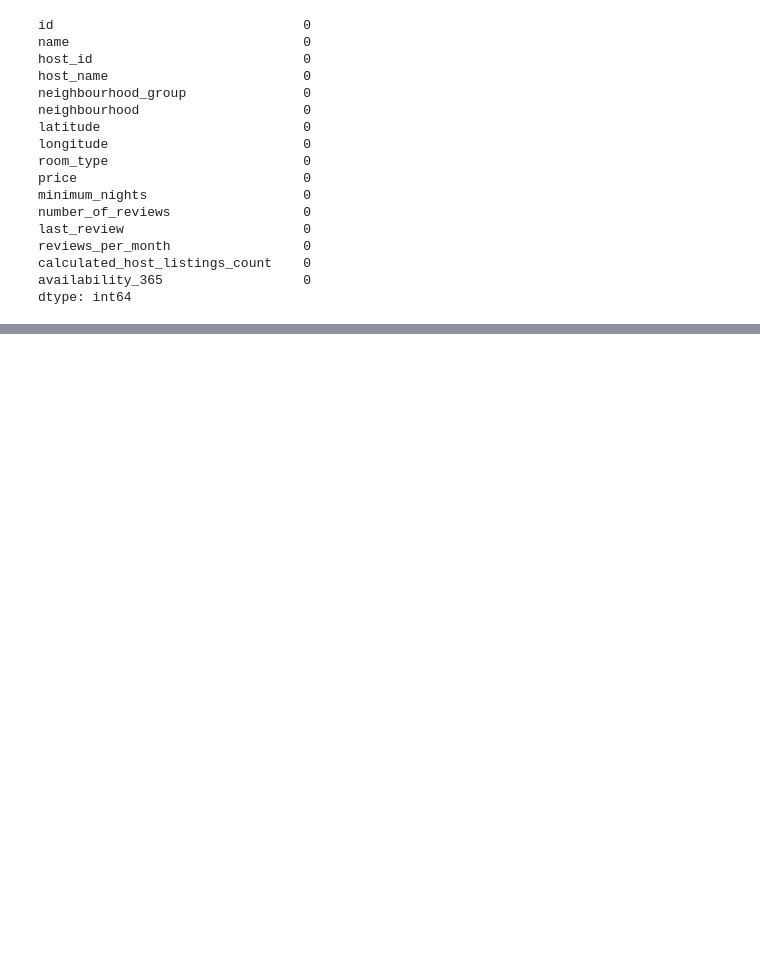
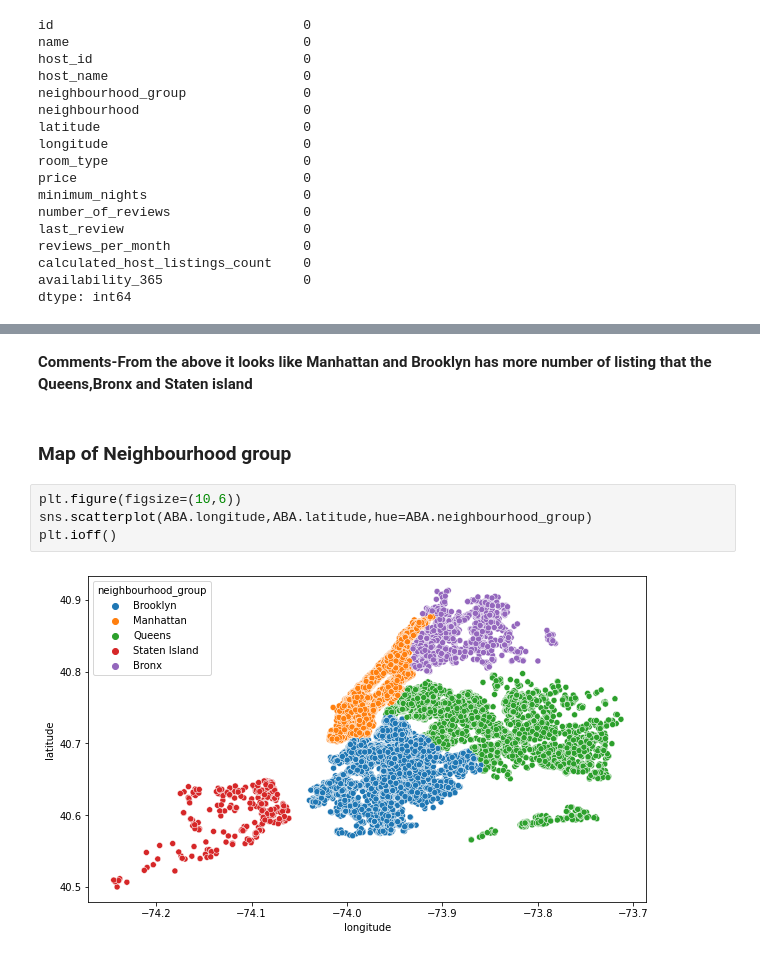
Before and after one commit to Aniket-Satpute/Airbnb-Booking-Analysis, a Jupyter notebook: airbnb_booking_analysis_aniket.ipynb, the cells around one changed output, grey strips where cells are left out. Saved outputs shown, nothing was run; the diff lists cells and outputs as text; blank space fills up the shorter version.

```diff
--- a/airbnb_booking_analysis_aniket.ipynb
+++ b/airbnb_booking_analysis_aniket.ipynb
@@ -161,0 +171,10 @@ dtype: int64
+# %% [markdown]
+**Comments-From the above it looks like Manhattan and Brooklyn has more number of listing that the Queens,Bronx and Staten island**
+# %% [markdown]
+### **Map of Neighbourhood group**
+# %%
+plt.figure(figsize=(10,6))
+sns.scatterplot(ABA.longitude,ABA.latitude,hue=ABA.neighbourhood_group)
+plt.ioff()
+# %% [output]
+[figure, added]
```
Also changed, not shown: parts of 3 cells of this notebook.
